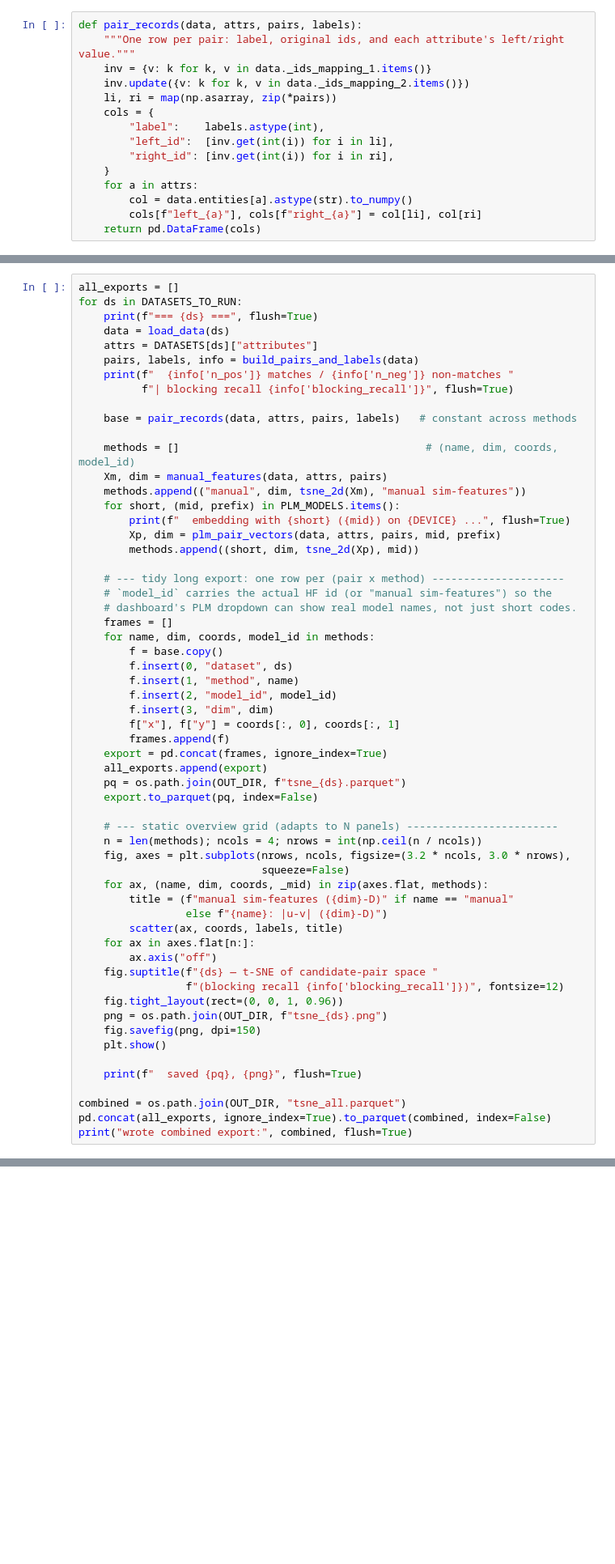
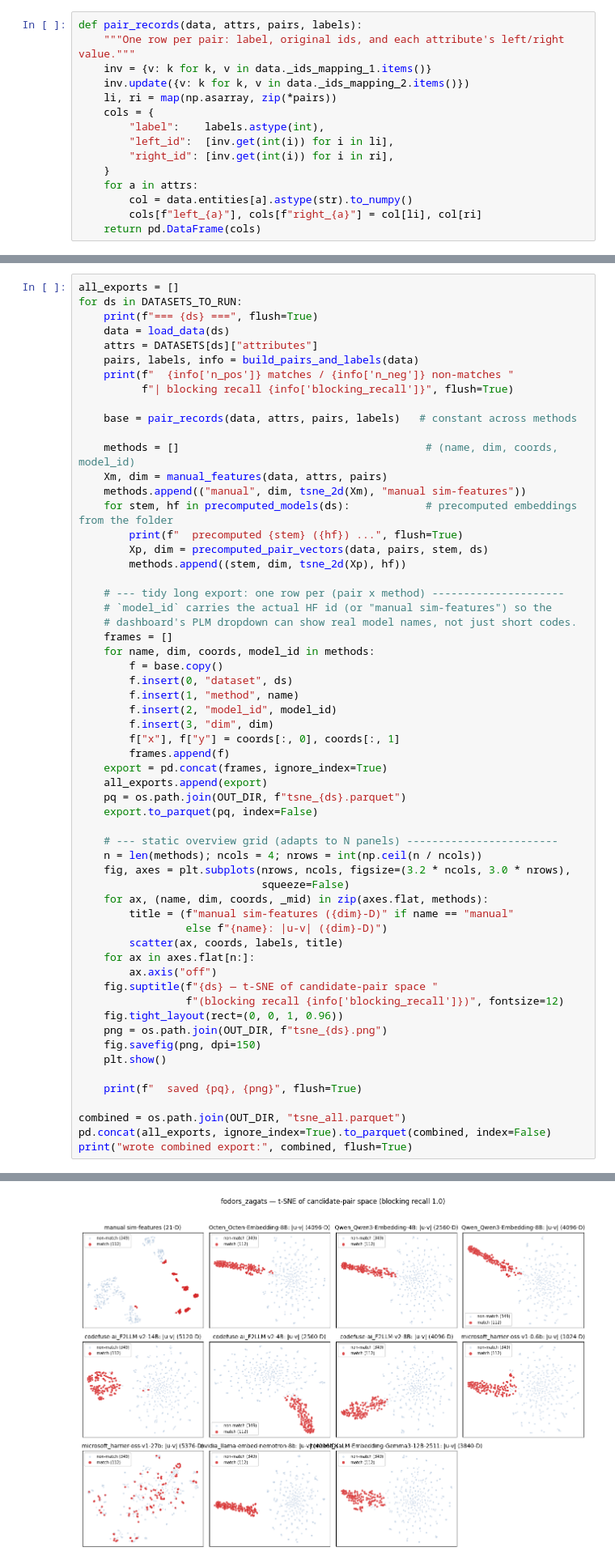
Before and after one commit to mdarm/pyJedAI, a Jupyter notebook: ZeroER/datasets/embedding_space.ipynb, the cells around one changed output, grey strips where cells are left out. Shown at 81% size. Cells and saved outputs as stored; diff of their text form; blank space fills up the shorter version.

Commit message:
Added embedding-exploration notebook

```diff
--- a/ZeroER/datasets/embedding_space.ipynb
+++ b/ZeroER/datasets/embedding_space.ipynb
@@ -194,10 +196,10 @@ for ds in DATASETS_TO_RUN:
     methods = []                                       # (name, dim, coords, model_id)
     Xm, dim = manual_features(data, attrs, pairs)
     methods.append(("manual", dim, tsne_2d(Xm), "manual sim-features"))
-    for short, (mid, prefix) in PLM_MODELS.items():
-        print(f"  embedding with {short} ({mid}) on {DEVICE} ...", flush=True)
-        Xp, dim = plm_pair_vectors(data, attrs, pairs, mid, prefix)
-        methods.append((short, dim, tsne_2d(Xp), mid))
+    for stem, hf in precomputed_models(ds):            # precomputed embeddings from the folder
+        print(f"  precomputed {stem} ({hf}) ...", flush=True)
+        Xp, dim = precomputed_pair_vectors(data, pairs, stem, ds)
+        methods.append((stem, dim, tsne_2d(Xp), hf))
 
     # --- tidy long export: one row per (pair x method) ---------------------
     # `model_id` carries the actual HF id (or "manual sim-features") so the
@@ -238,3 +240,4 @@ for ds in DATASETS_TO_RUN:
 combined = os.path.join(OUT_DIR, "tsne_all.parquet")
 pd.concat(all_exports, ignore_index=True).to_parquet(combined, index=False)
 print("wrote combined export:", combined, flush=True)
+# %% [output]
@@ -240,0 +256 @@ print("wrote combined export:", combined, flush=True)
+[figure, added]
```
Also changed, not shown: parts of 6 cells of this notebook, 5 other files.
